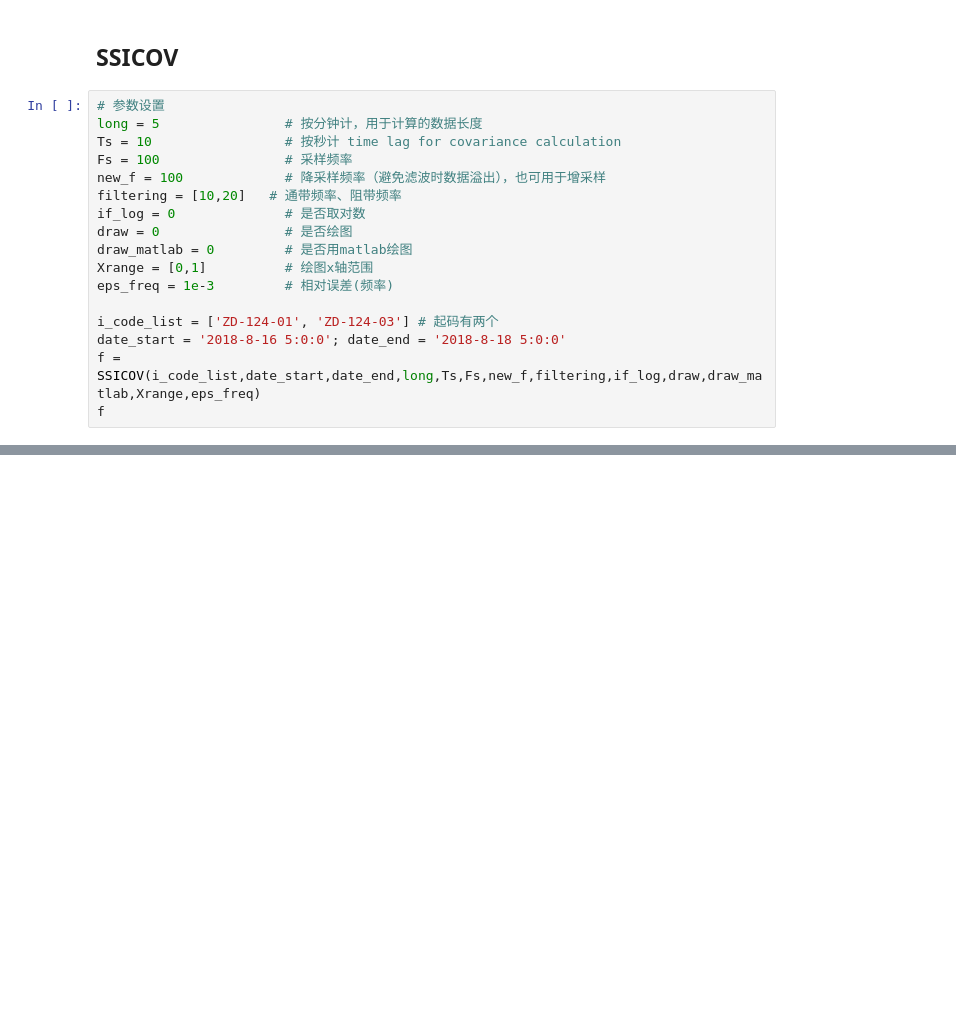
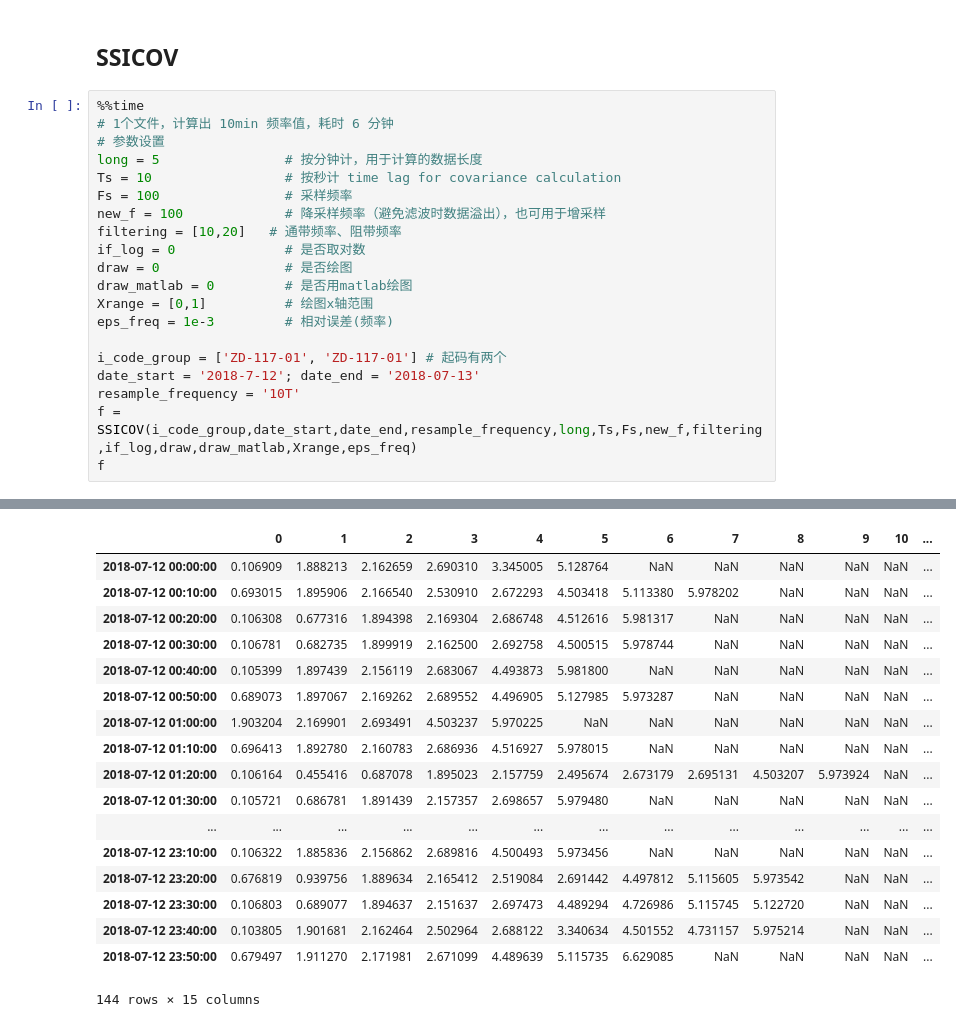
Before and after one commit to Zhen001/Structural-Health-Monitoring-1, a Jupyter notebook: 上海中心/Python脚本/SHZX-ZD.ipynb, the cells around one changed output, grey strips where cells are left out. Saved outputs shown, nothing was run; the diff lists cells and outputs as text; blank space fills up the shorter version.

```diff
--- a/上海中心/Python脚本/SHZX-ZD.ipynb
+++ b/上海中心/Python脚本/SHZX-ZD.ipynb
@@ -59,6 +91,8 @@ f
 # %% [markdown]
 ## SSICOV
 # %%
+%%time
+# 1个文件，计算出 10min 频率值，耗时 6 分钟
 # 参数设置
 long = 5                # 按分钟计，用于计算的数据长度
 Ts = 10                 # 按秒计 time lag for covariance calculation
@@ -71,7 +105,9 @@ draw_matlab = 0         # 是否用matlab绘图
 Xrange = [0,1]          # 绘图x轴范围
 eps_freq = 1e-3         # 相对误差(频率)
 
-i_code_list = ['ZD-124-01', 'ZD-124-03'] # 起码有两个
-date_start = '2018-8-16 5:0:0'; date_end = '2018-8-18 5:0:0'
-f = SSICOV(i_code_list,date_start,date_end,long,Ts,Fs,new_f,filtering,if_log,draw,draw_matlab,Xrange,eps_freq)
+i_code_group = ['ZD-117-01', 'ZD-117-01'] # 起码有两个
+date_start = '2018-7-12'; date_end = '2018-07-13'
+resample_frequency = '10T'
+f = SSICOV(i_code_group,date_start,date_end,resample_frequency,long,Ts,Fs,new_f,filtering,if_log,draw,draw_matlab,Xrange,eps_freq)
 f
+# %% [output]
@@ -77,0 +115,18 @@ f
+|  | 0 | 1 | 2 | 3 | 4 | 5 | 6 | 7 | 8 | 9 | 10 | ... |
+| 2018-07-12 00:00:00 | 0.106909 | 1.888213 | 2.162659 | 2.690310 | 3.345005 | 5.128764 | NaN | NaN | NaN | NaN | NaN | ... |
+| 2018-07-12 00:10:00 | 0.693015 | 1.895906 | 2.166540 | 2.530910 | 2.672293 | 4.503418 | 5.113380 | 5.978202 | NaN | NaN | NaN | ... |
+| 2018-07-12 00:20:00 | 0.106308 | 0.677316 | 1.894398 | 2.169304 | 2.686748 | 4.512616 | 5.981317 | NaN | NaN | NaN | NaN | ... |
+| 2018-07-12 00:30:00 | 0.106781 | 0.682735 | 1.899919 | 2.162500 | 2.692758 | 4.500515 | 5.978744 | NaN | NaN | NaN | NaN | ... |
+| 2018-07-12 00:40:00 | 0.105399 | 1.897439 | 2.156119 | 2.683067 | 4.493873 | 5.981800 | NaN | NaN | NaN | NaN | NaN | ... |
+| 2018-07-12 00:50:00 | 0.689073 | 1.897067 | 2.169262 | 2.689552 | 4.496905 | 5.127985 | 5.973287 | NaN | NaN | NaN | NaN | ... |
+| 2018-07-12 01:00:00 | 1.903204 | 2.169901 | 2.693491 | 4.503237 | 5.970225 | NaN | NaN | NaN | NaN | NaN | NaN | ... |
+| 2018-07-12 01:10:00 | 0.696413 | 1.892780 | 2.160783 | 2.686936 | 4.516927 | 5.978015 | NaN | NaN | NaN | NaN | NaN | ... |
+| 2018-07-12 01:20:00 | 0.106164 | 0.455416 | 0.687078 | 1.895023 | 2.157759 | 2.495674 | 2.673179 | 2.695131 | 4.503207 | 5.973924 | NaN | ... |
+| 2018-07-12 01:30:00 | 0.105721 | 0.686781 | 1.891439 | 2.157357 | 2.698657 | 5.979480 | NaN | NaN | NaN | NaN | NaN | ... |
+| ... | ... | ... | ... | ... | ... | ... | ... | ... | ... | ... | ... | ... |
+| 2018-07-12 23:10:00 | 0.106322 | 1.885836 | 2.156862 | 2.689816 | 4.500493 | 5.973456 | NaN | NaN | NaN | NaN | NaN | ... |
+| 2018-07-12 23:20:00 | 0.676819 | 0.939756 | 1.889634 | 2.165412 | 2.519084 | 2.691442 | 4.497812 | 5.115605 | 5.973542 | NaN | NaN | ... |
+| 2018-07-12 23:30:00 | 0.106803 | 0.689077 | 1.894637 | 2.151637 | 2.697473 | 4.489294 | 4.726986 | 5.115745 | 5.122720 | NaN | NaN | ... |
+| 2018-07-12 23:40:00 | 0.103805 | 1.901681 | 2.162464 | 2.502964 | 2.688122 | 3.340634 | 4.501552 | 4.731157 | 5.975214 | NaN | NaN | ... |
+| 2018-07-12 23:50:00 | 0.679497 | 1.911270 | 2.171981 | 2.671099 | 4.489639 | 5.115735 | 6.629085 | NaN | NaN | NaN | NaN | ... |
+144 rows × 15 columns
```
Also changed, not shown: parts of 9 cells of this notebook, 3 other files.
